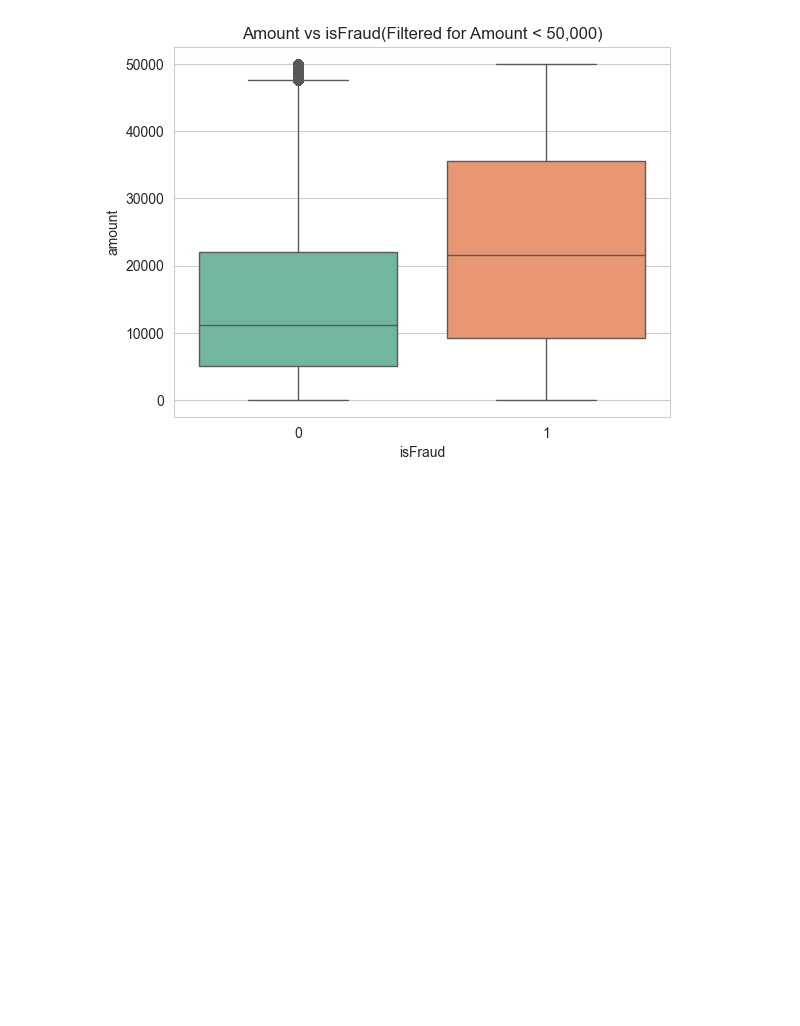
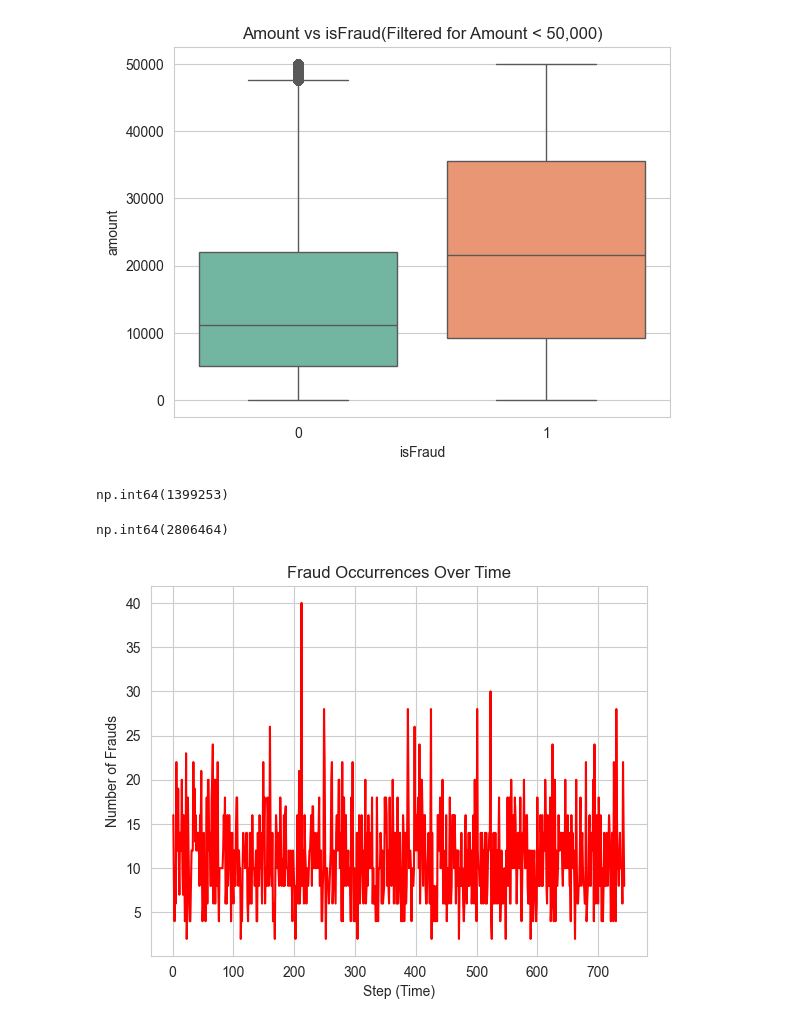
Before and after one commit to harshprasad02/Fraud_Detection_Project_2026, a Jupyter notebook: analysis_model.ipynb, the cells around one changed output. Cells and saved outputs as stored; diff of their text form; code cells hidden in the pictures; blank space fills up the shorter version.

Commit message:
Chnages to ipynb file to analyze the data and drop the step column.

```diff
--- a/analysis_model.ipynb
+++ b/analysis_model.ipynb
@@ -124,3 +124,21 @@ plt.show()
 # %%
 df['balance_diffOrg'] = df['oldbalanceOrg'] - df['newbalanceOrig']
 df['balance_diffDest'] = df['oldbalanceDest'] - df['newbalanceDest']
+# %%
+(df["balance_diffOrg"] < 0).sum()
+# %% [output]
+np.int64(1399253)
+# %%
+(df["balance_diffDest"] < 0).sum()
+# %% [output]
+np.int64(2806464)
+# %%
+frauds_per_step = df[df["isFraud"]==1]["step"].value_counts().sort_index()
+plt.plot(frauds_per_step.index, frauds_per_step.values, label="Fraud per step", color='red')
+plt.xlabel("Step (Time)")
+plt.ylabel("Number of Frauds")
+plt.title("Fraud Occurrences Over Time")
+plt.grid(True)
+plt.show()
+# %% [output]
+[figure, added]
```
Also changed, not shown: parts of 2 cells of this notebook.
